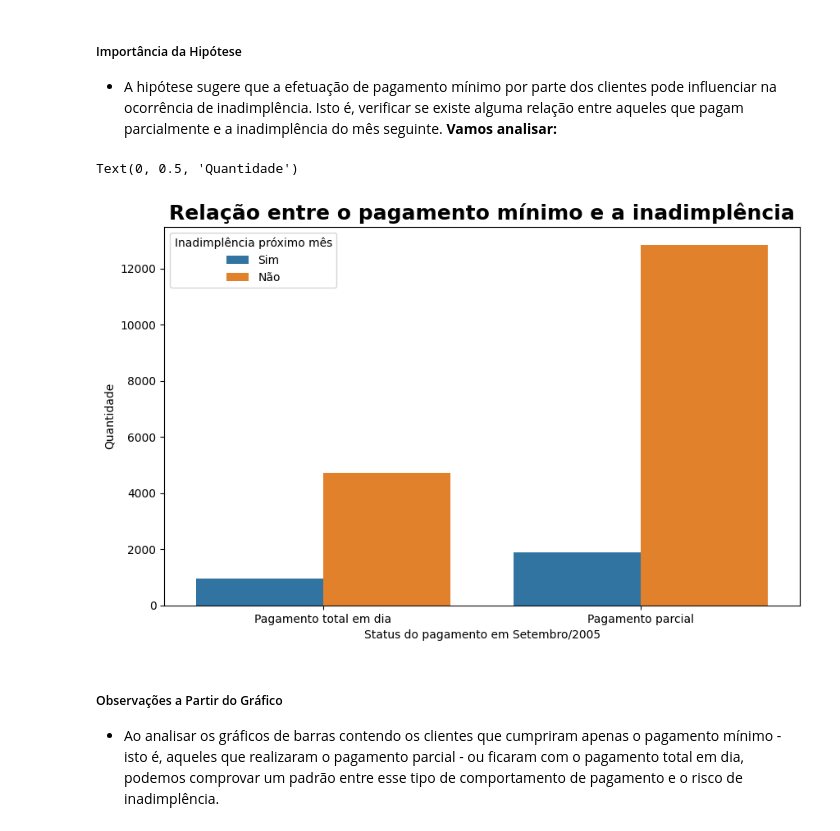
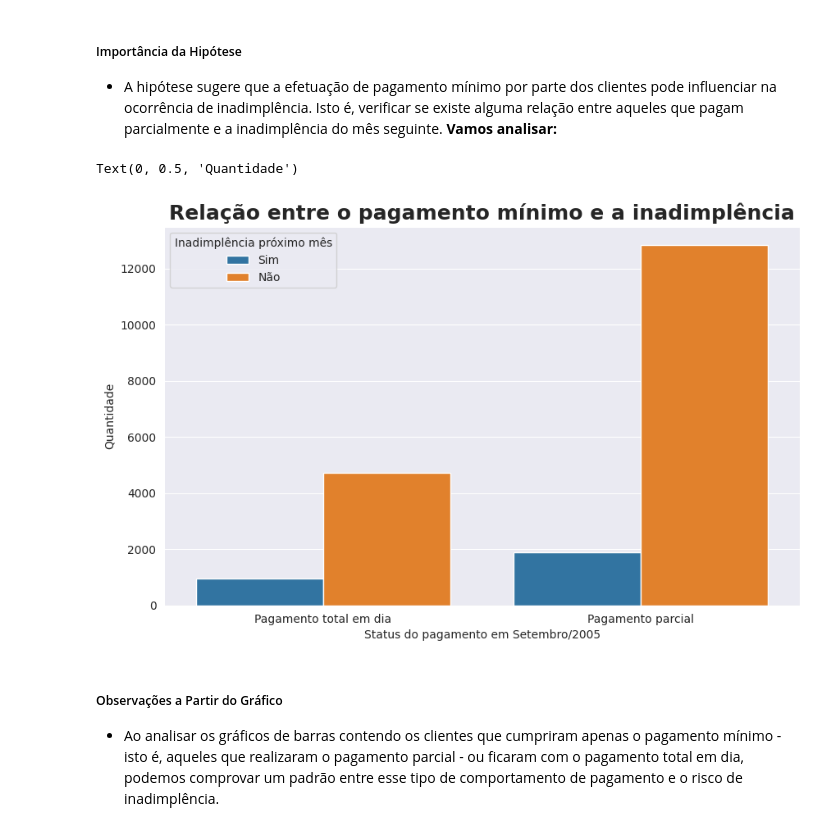
Before and after one commit to IgorPrGv/Avanti-Bootcamp-CienciaDeDados, a Jupyter notebook: notebooks/01-exploratory_data_analysis.ipynb, the cells around one changed output. Saved outputs shown, nothing was run; the diff lists cells and outputs as text; code cells hidden in the pictures.

```diff
--- a/notebooks/01-exploratory_data_analysis.ipynb
+++ b/notebooks/01-exploratory_data_analysis.ipynb
@@ -472,21 +472,22 @@ Essa análise inicial fornece uma visão geral das relações entre o histórico
 - A hipótese sugere que a efetuação de pagamento mínimo por parte dos clientes pode influenciar na ocorrência de inadimplência. Isto é, verificar se existe alguma relação entre aqueles que pagam parcialmente e a inadimplência do mês seguinte. **Vamos analisar:**
 # %%
 plt.figure(figsize=(10,6))
+sns.set_style('darkgrid')
 
 #Definindo o conjunto de dados para recolher apenas aqueles que fizeram o pagamento suficiente
 df_parcial = df[df['Status_Setembro'].isin(['Pagamento total em dia','Pagamento parcial'])]
 
 #Montando o countplot
 sns.countplot(data=df_parcial, x="Status_Setembro", hue="Inadimplência_Próximo_Mês")
 
 #Personalizando o gráfico
 plt.legend(["Sim","Não"], title="Inadimplência próximo mês")
 plt.title('Relação entre o pagamento mínimo e a inadimplência', fontsize=18, fontweight='bold')
 plt.xlabel("Status do pagamento em Setembro/2005")
 plt.ylabel("Quantidade")
 # %% [output]
 Text(0, 0.5, 'Quantidade')
-[figure, old version]
+[figure, new version]
 # %% [markdown]
 ##### Observações a Partir do Gráfico
 - Ao analisar os gráficos de barras contendo os clientes que cumpriram apenas o pagamento mínimo - isto é, aqueles que realizaram o pagamento parcial - ou ficaram com o pagamento total em dia, podemos comprovar um padrão entre esse tipo de comportamento de pagamento e o risco de inadimplência.
```
Also changed, not shown: parts of 4 cells of this notebook.
